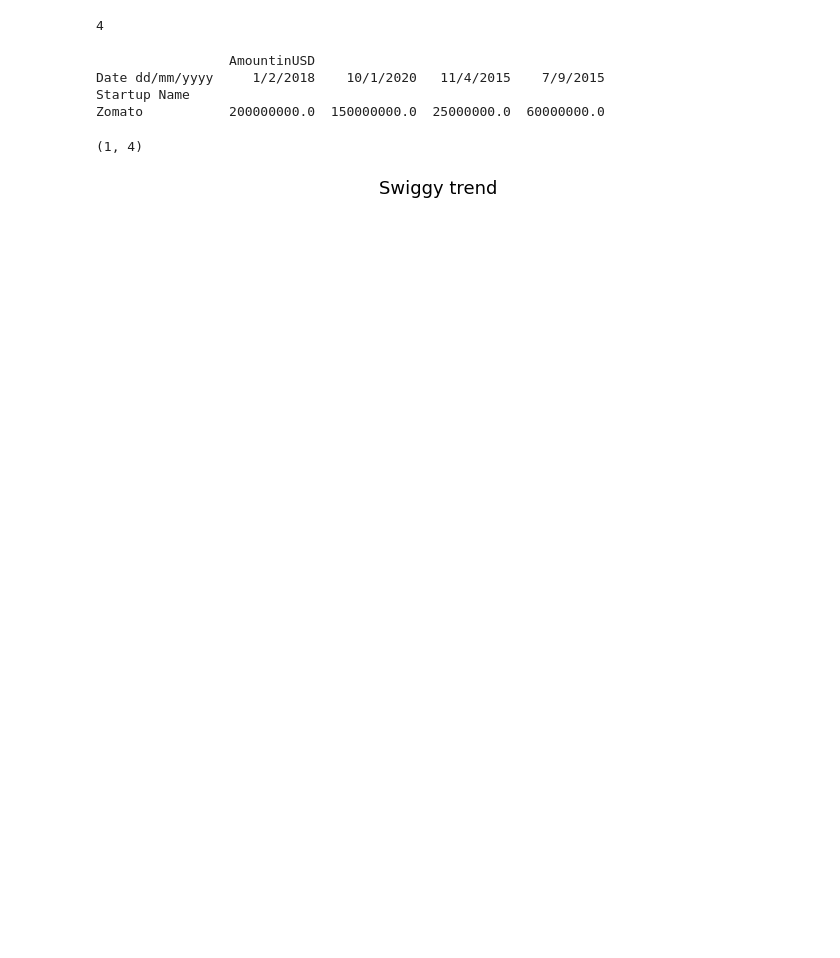
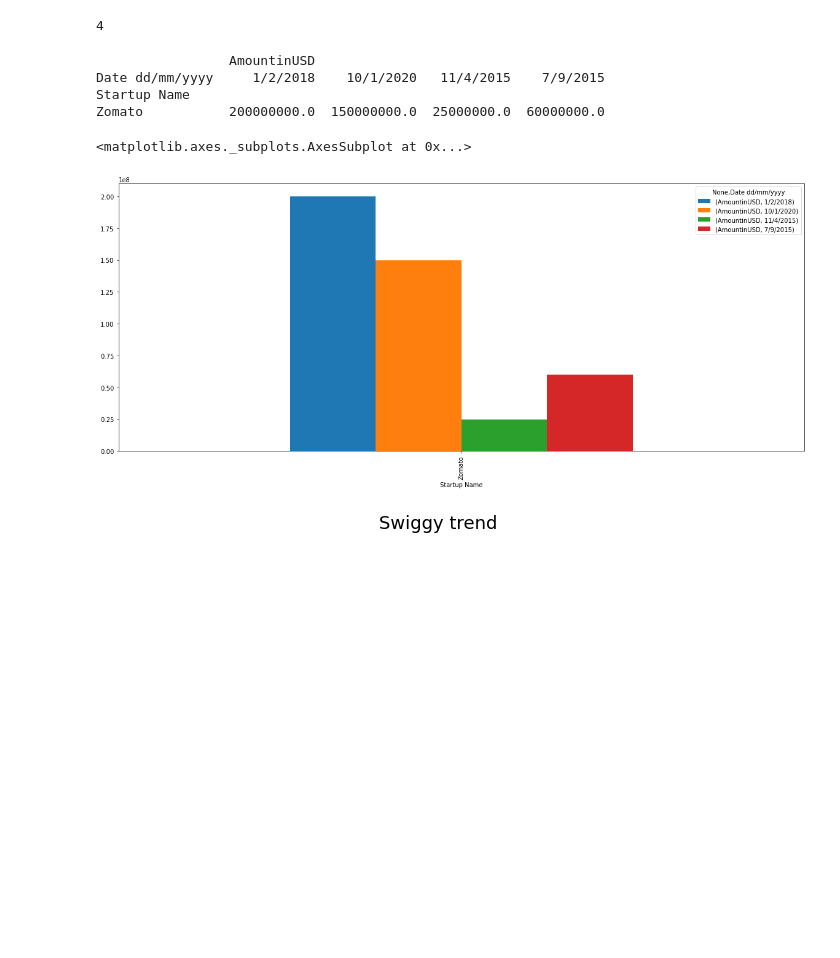
Before and after one commit to rahul9115/internship, a Jupyter notebook: analysis.ipynb, the cells around one changed output. Drawn from its saved outputs; the diff is of its cells as text; code cells hidden in the pictures; blank space fills up the shorter version.

```diff
--- a/analysis.ipynb
+++ b/analysis.ipynb
@@ -245,17 +245,19 @@ date1=np.asanyarray(date1).reshape(1,4)
 # %%
 a=[]
 a=df['AmountinUSD'].values
 
 d=pd.pivot_table(cdf,index=['Startup Name'],columns=["Date dd/mm/yyyy"],values=['AmountinUSD'])
 d=d.fillna(0)
 print(d)
 d.shape
+d.plot(kind='bar',figsize=(20,8))
 # %% [output]
                  AmountinUSD
 Date dd/mm/yyyy     1/2/2018    10/1/2020   11/4/2015    7/9/2015
 Startup Name
 Zomato           200000000.0  150000000.0  25000000.0  60000000.0
-(1, 4)
+<matplotlib.axes._subplots.AxesSubplot at 0x...>
+[figure, added]
 # %%
 # %% [output]
 [figure]
```
Also changed, not shown: parts of 5 cells of this notebook.
